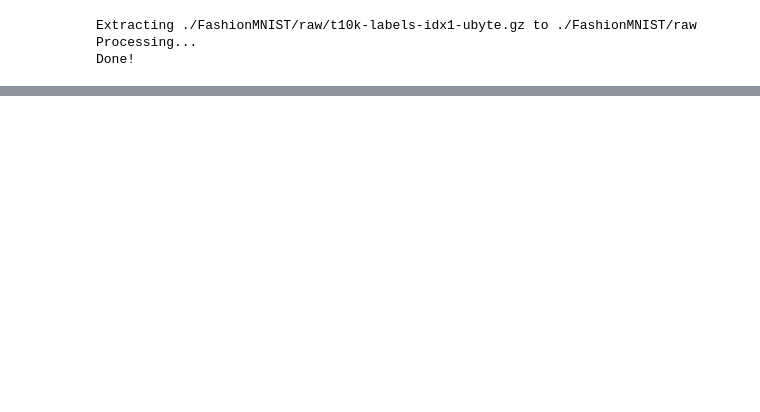
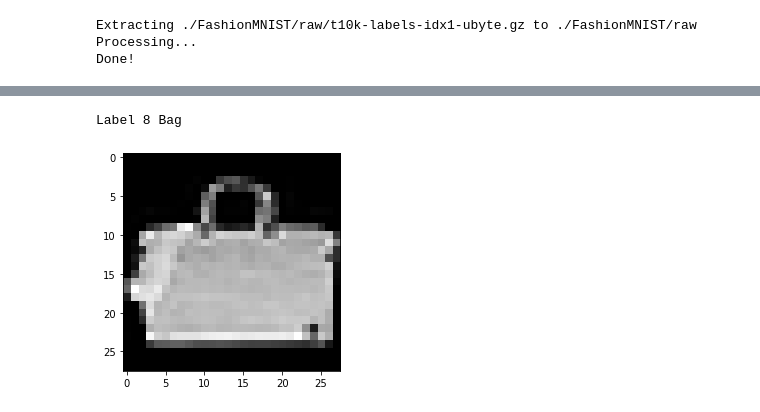
Before and after one commit to don3tan/MLCodingChallenge, a Jupyter notebook: FashionMNIST.ipynb, the cells around one changed output, grey strips where cells are left out. Cells and saved outputs as stored; diff of their text form; code cells hidden in the pictures; blank space fills up the shorter version.

```diff
--- a/FashionMNIST.ipynb
+++ b/FashionMNIST.ipynb
@@ -27,3 +32,14 @@ Downloading http://fashion-mnist.s3-website.eu-central-1.amazonaws.com/t10k-labe
 Extracting ./FashionMNIST/raw/t10k-labels-idx1-ubyte.gz to ./FashionMNIST/raw
 Processing...
 Done!
+# %%
+labels_dict = {0: "T-shirt/top",
+               1: "Trouser",
+               2: "Pullover",
+               3: "Dress",
+               4: "Coat",
+               5: "Sandal",
+               6: "Shirt",
+               7: "Sneaker",
+               8: "Bag",
+               9: "Ankle boot"}
@@ -35,0 +80,7 @@ imshow(np.asarray(image),cmap='gray')
+# %%
+image_2, label_2 = train_dataset[99]
+imshow(np.asarray(image_2),cmap='gray')
+print("Label",label_2,labels_dict[label_2])
+# %% [output]
+Label 8 Bag
+[figure, added]
```
Also changed, not shown: parts of 19 cells of this notebook.
